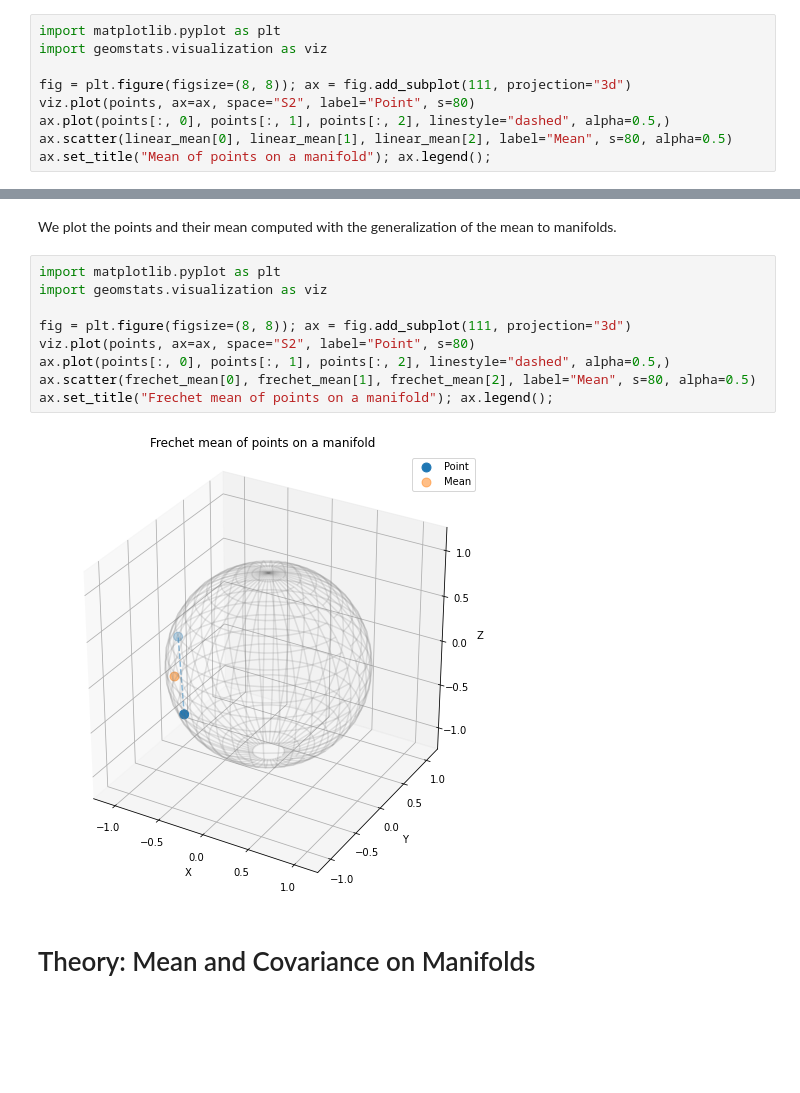
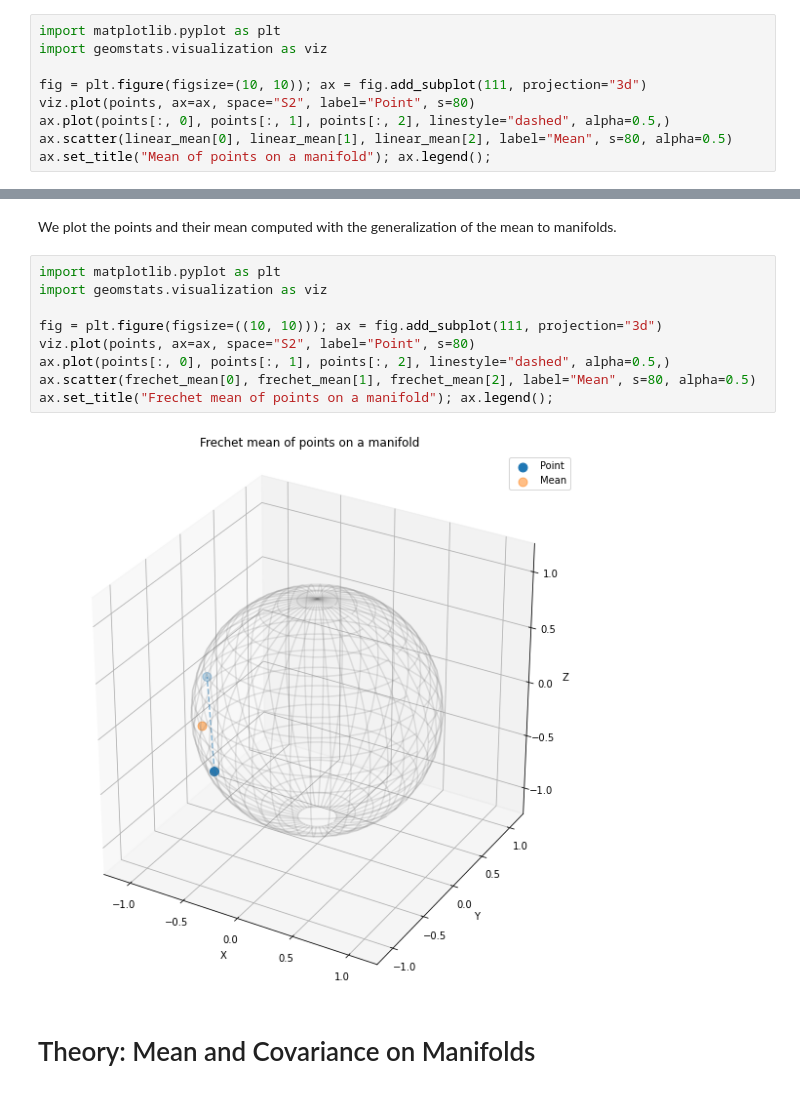
Before and after one commit to geometric-intelligence/ece594n, a Jupyter notebook: lectures/03_a_mean_variance.ipynb, the cells around one changed output, grey strips where cells are left out. Saved outputs shown, nothing was run; the diff lists cells and outputs as text; blank space fills up the shorter version.

```diff
--- a/lectures/03_a_mean_variance.ipynb
+++ b/lectures/03_a_mean_variance.ipynb
@@ -145,7 +183,7 @@ We plot the points and their mean computed with the linear formula.
 import matplotlib.pyplot as plt
 import geomstats.visualization as viz
 
-fig = plt.figure(figsize=(8, 8)); ax = fig.add_subplot(111, projection="3d")
+fig = plt.figure(figsize=(10, 10)); ax = fig.add_subplot(111, projection="3d")
 viz.plot(points, ax=ax, space="S2", label="Point", s=80)
 ax.plot(points[:, 0], points[:, 1], points[:, 2], linestyle="dashed", alpha=0.5,)
 ax.scatter(linear_mean[0], linear_mean[1], linear_mean[2], label="Mean", s=80, alpha=0.5)
@@ -173,14 +211,14 @@ We plot the points and their mean computed with the generalization of the mean t
 # %%
 import matplotlib.pyplot as plt
 import geomstats.visualization as viz
 
-fig = plt.figure(figsize=(8, 8)); ax = fig.add_subplot(111, projection="3d")
+fig = plt.figure(figsize=((10, 10))); ax = fig.add_subplot(111, projection="3d")
 viz.plot(points, ax=ax, space="S2", label="Point", s=80)
 ax.plot(points[:, 0], points[:, 1], points[:, 2], linestyle="dashed", alpha=0.5,)
 ax.scatter(frechet_mean[0], frechet_mean[1], frechet_mean[2], label="Mean", s=80, alpha=0.5)
 ax.set_title("Frechet mean of points on a manifold"); ax.legend();
 # %% [output]
-[figure, old version]
+[figure, new version]
 # %% [markdown]
 # Theory: Mean and Covariance on Manifolds
 # %% [markdown]
```
Also changed, not shown: parts of 13 cells of this notebook, 1 other file.
